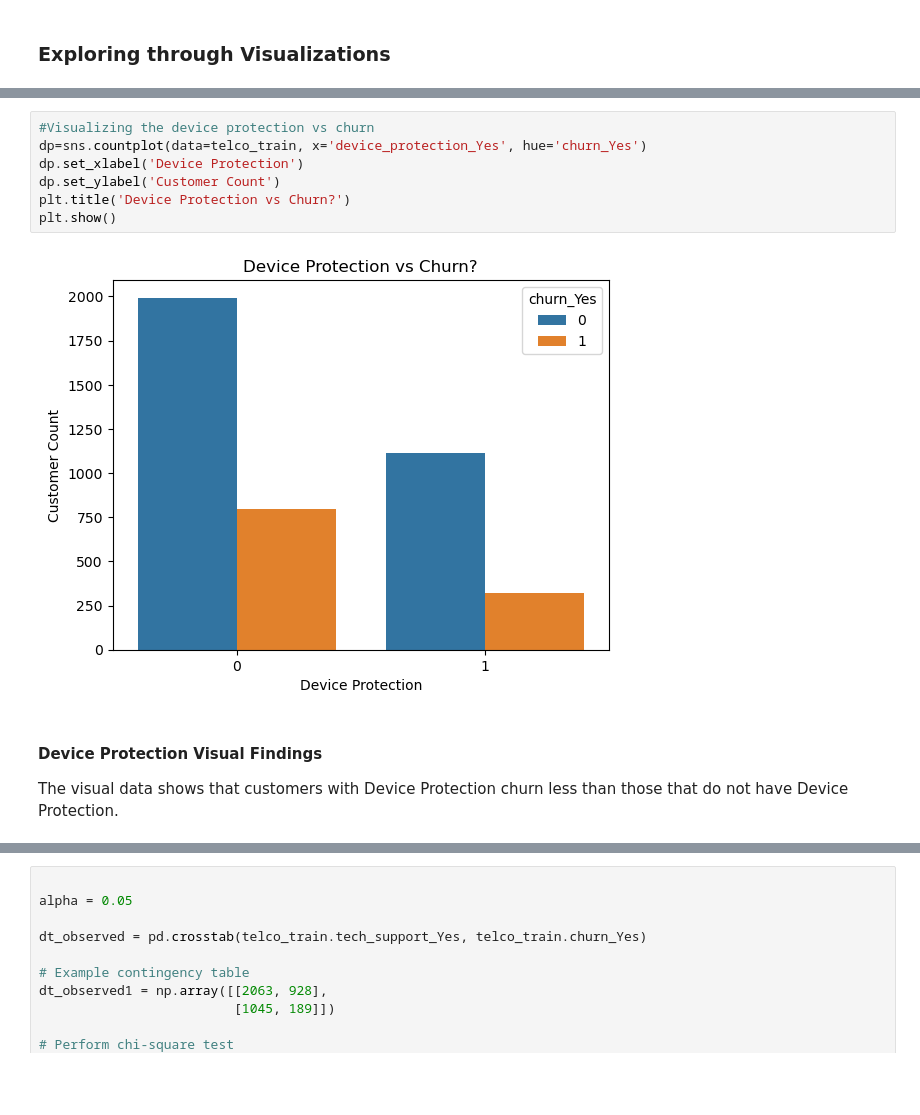
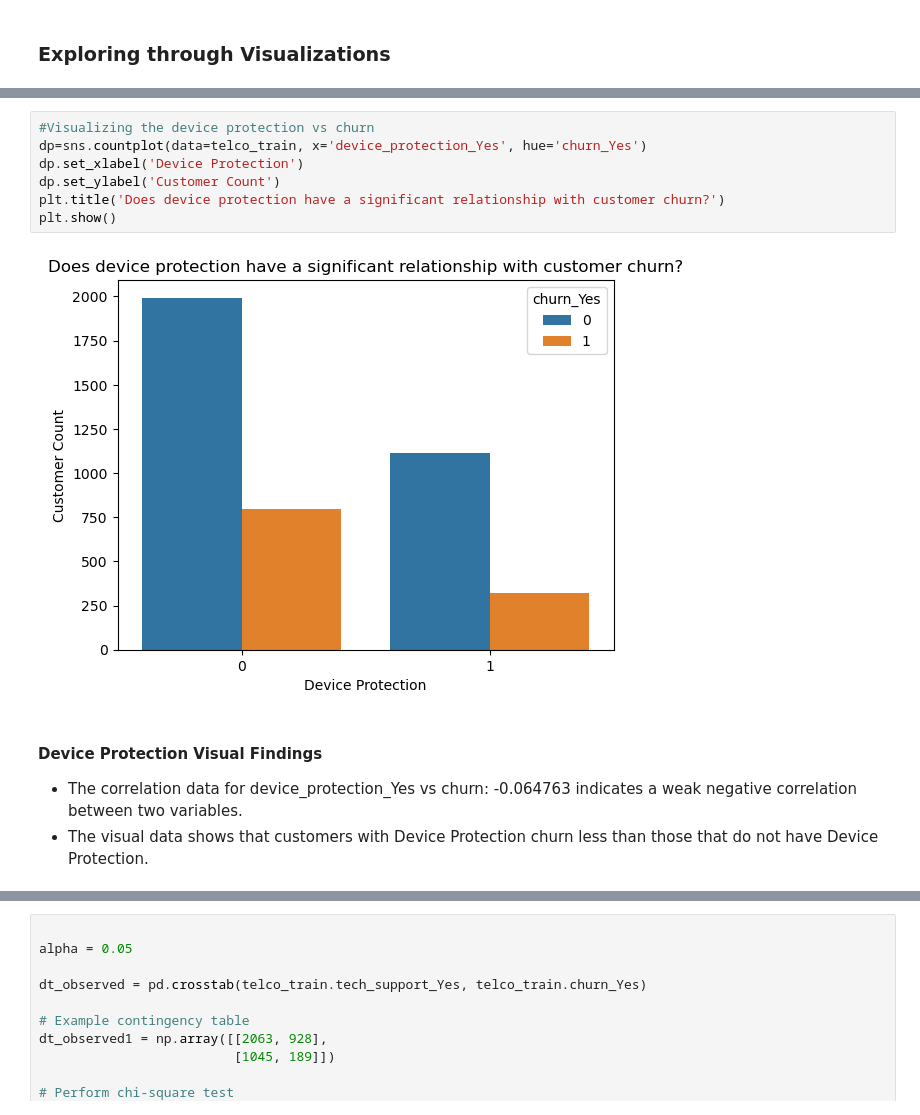
Before and after one commit to annie-carter/classification_project, a Jupyter notebook: Final_Report.ipynb, the cells around one changed output, grey strips where cells are left out. Drawn from its saved outputs; the diff is of its cells as text; blank space fills up the shorter version.

```diff
--- a/Final_Report.ipynb
+++ b/Final_Report.ipynb
@@ -125,15 +139,16 @@ The visual data shows that customers that the contract type has a significant im
 # %%
 #Visualizing the device protection vs churn
 dp=sns.countplot(data=telco_train, x='device_protection_Yes', hue='churn_Yes')
 dp.set_xlabel('Device Protection')
 dp.set_ylabel('Customer Count')
-plt.title('Device Protection vs Churn?')
+plt.title('Does device protection have a significant relationship with customer churn?')
 plt.show()
 # %% [output]
-[figure, old version]
+[figure, new version]
 # %% [markdown]
 #### Device Protection Visual Findings
-The visual data shows that customers with Device Protection churn less than those that do not have Device Protection.
+* The correlation data for device_protection_Yes vs churn: -0.064763 indicates a weak negative correlation between two variables.
+* The visual data shows that customers with Device Protection churn less than those that do not have Device Protection.
 # %%
 #Visualizing the streaming TV vs churn
 st=sns.countplot(data=telco_train, x='streaming_tv_Yes', hue='churn_Yes')
```
Also changed, not shown: parts of 27 cells of this notebook.
